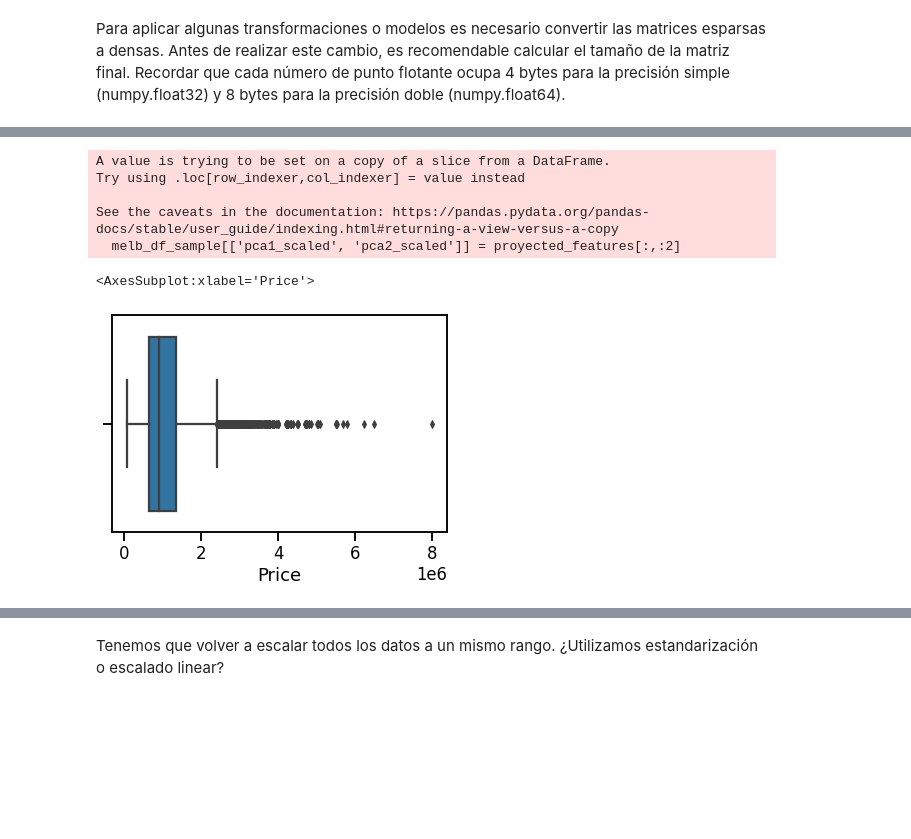
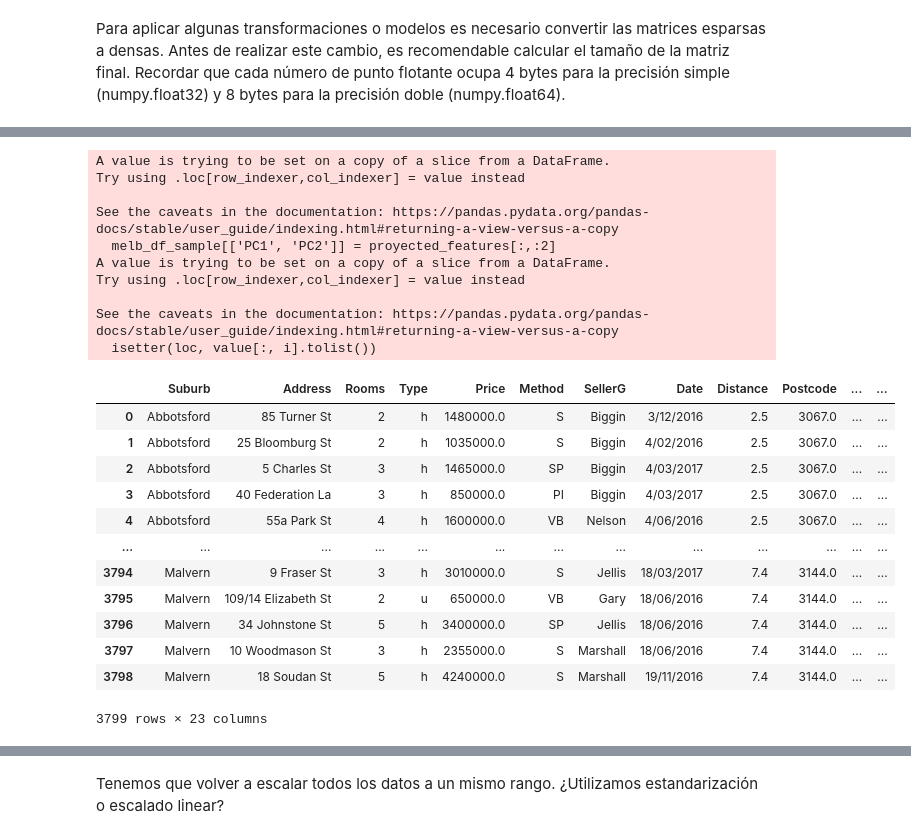
Before and after one commit to nicoambrosis/Analisis-Exploratorio-y-Curacion-de-datos, a Jupyter notebook: 06 Encodings y PCA.ipynb, the cells around one changed output, grey strips where cells are left out. Drawn from its saved outputs; the diff is of its cells as text; code cells hidden in the pictures; blank space fills up the shorter version.

```diff
--- a/06 Encodings y PCA.ipynb
+++ b/06 Encodings y PCA.ipynb
@@ -206,4 +207,4 @@ Notar que el resultado que obtuvimos es una LISTA  de DICCIONARIOS en donde:
 # %%
 from sklearn.feature_extraction import DictVectorizer
 encoder_dv = DictVectorizer(sparse=True) #el parametro sparse lo dejamos en True (su valor por defecto)
-matrix_dv = encoder_dv.fit_transform(feature_dict)
+feature_matrix = encoder_dv.fit_transform(feature_dict)
@@ -299,14 +343,31 @@ array([0.19439301, 0.152398  , 0.11395245, 0.05345344, 0.04496995,
       dtype=float32)
-# %%
-melb_df_sample[['pca1_scaled', 'pca2_scaled']] = proyected_features[:,:2]
-# %% [output]
-A value is trying to be set on a copy of a slice from a DataFrame.
-Try using .loc[row_indexer,col_indexer] = value instead
-
-See the caveats in the documentation: https://pandas.pydata.org/pandas-docs/stable/user_guide/indexing.html#returning-a-view-versus-a-copy
-  melb_df_sample[['pca1_scaled', 'pca2_scaled']] = proyected_features[:,:2]
-# %%
-sns.boxplot(melb_df_sample.Price)
-# %% [output]
-<AxesSubplot:xlabel='Price'>
-[figure, removed]
+# %%
+# a la DF melb_df vamos a agregarle 2 columnas que van a tener los valores de las dos dimensiones de mayor variabilidad
+# PC1 y PC2
+
+melb_df_sample[['PC1', 'PC2']] = proyected_features[:,:2]
+melb_df_sample
+# %% [output]
+A value is trying to be set on a copy of a slice from a DataFrame.
+Try using .loc[row_indexer,col_indexer] = value instead
+
+See the caveats in the documentation: https://pandas.pydata.org/pandas-docs/stable/user_guide/indexing.html#returning-a-view-versus-a-copy
+  melb_df_sample[['PC1', 'PC2']] = proyected_features[:,:2]
+A value is trying to be set on a copy of a slice from a DataFrame.
+Try using .loc[row_indexer,col_indexer] = value instead
+
+See the caveats in the documentation: https://pandas.pydata.org/pandas-docs/stable/user_guide/indexing.html#returning-a-view-versus-a-copy
+  isetter(loc, value[:, i].tolist())
+|  | Suburb | Address | Rooms | Type | Price | Method | SellerG | Date | Distance | Postcode | ... | ... |
+| 0 | Abbotsford | 85 Turner St | 2 | h | 1480000.0 | S | Biggin | 3/12/2016 | 2.5 | 3067.0 | ... | ... |
+| 1 | Abbotsford | 25 Bloomburg St | 2 | h | 1035000.0 | S | Biggin | 4/02/2016 | 2.5 | 3067.0 | ... | ... |
+| 2 | Abbotsford | 5 Charles St | 3 | h | 1465000.0 | SP | Biggin | 4/03/2017 | 2.5 | 3067.0 | ... | ... |
+| 3 | Abbotsford | 40 Federation La | 3 | h | 850000.0 | PI | Biggin | 4/03/2017 | 2.5 | 3067.0 | ... | ... |
+| 4 | Abbotsford | 55a Park St | 4 | h | 1600000.0 | VB | Nelson | 4/06/2016 | 2.5 | 3067.0 | ... | ... |
+| ... | ... | ... | ... | ... | ... | ... | ... | ... | ... | ... | ... | ... |
+| 3794 | Malvern | 9 Fraser St | 3 | h | 3010000.0 | S | Jellis | 18/03/2017 | 7.4 | 3144.0 | ... | ... |
+| 3795 | Malvern | 109/14 Elizabeth St | 2 | u | 650000.0 | VB | Gary | 18/06/2016 | 7.4 | 3144.0 | ... | ... |
+| 3796 | Malvern | 34 Johnstone St | 5 | h | 3400000.0 | SP | Jellis | 18/06/2016 | 7.4 | 3144.0 | ... | ... |
+| 3797 | Malvern | 10 Woodmason St | 3 | h | 2355000.0 | S | Marshall | 18/06/2016 | 7.4 | 3144.0 | ... | ... |
+| 3798 | Malvern | 18 Soudan St | 5 | h | 4240000.0 | S | Marshall | 19/11/2016 | 7.4 | 3144.0 | ... | ... |
+3799 rows × 23 columns
```
Also changed, not shown: parts of 24 cells of this notebook.
